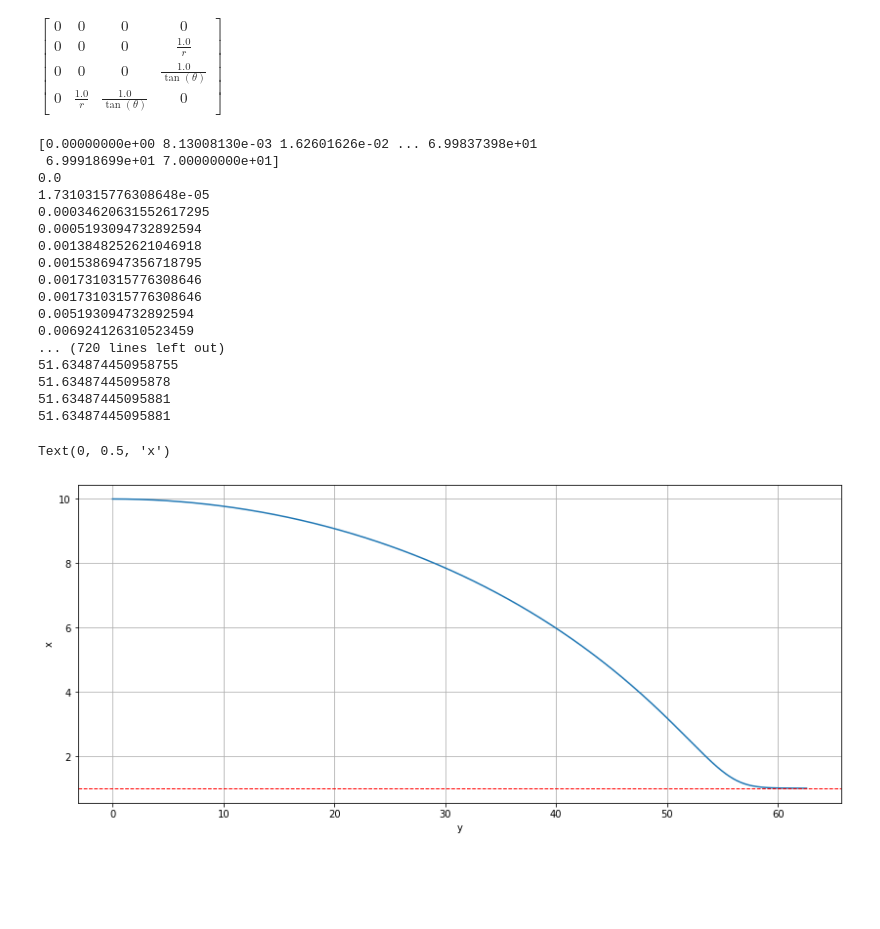
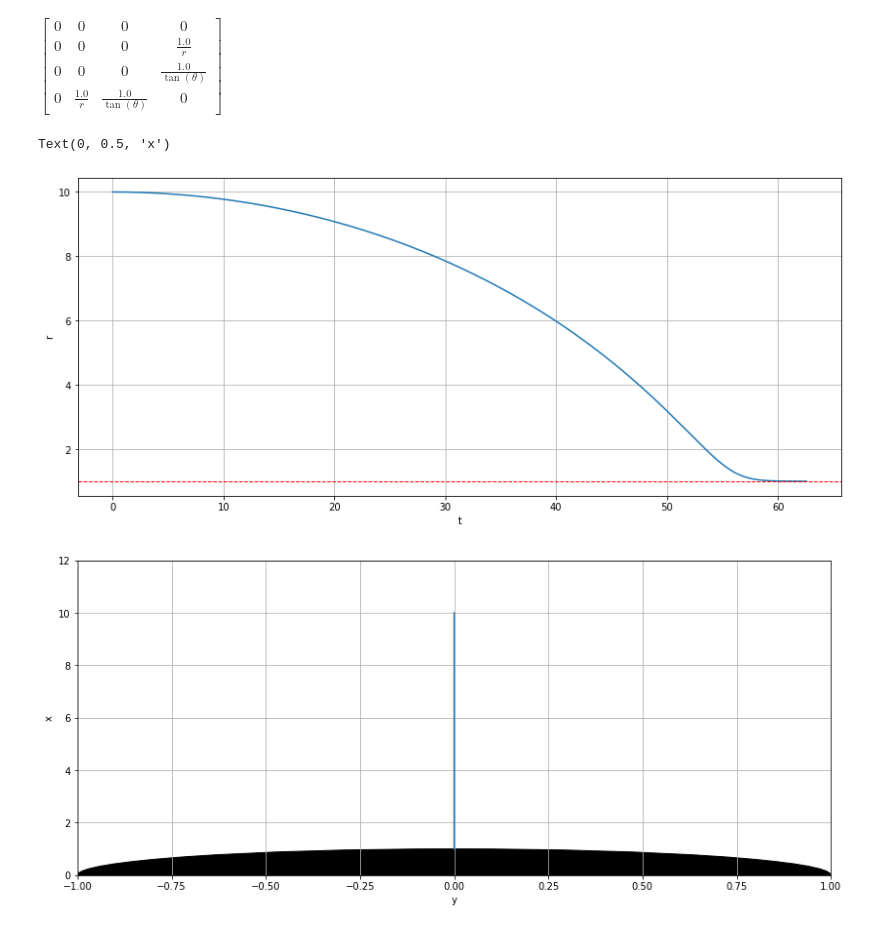
Before and after one commit to adcrry/blackhole-geodesic, a Jupyter notebook: simulation.ipynb, the cells around one changed output. Saved outputs shown, nothing was run; the diff lists cells and outputs as text; code cells hidden in the pictures; blank space fills up the shorter version.

Commit message:
add x, y plot view with black hole's event horizon

```diff
--- a/simulation.ipynb
+++ b/simulation.ipynb
@@ -61,37 +61,31 @@ def F(t, y):
 # %%
 T = 70
 t_eval = np.linspace(0, T, int(T * 123 + 1))
-print(t_eval)
 initial_value = [0, 10, np.pi/2, 0, 1, 0, 0, 0]
 
 # Solve the initial value problem.
 sol = solve_ivp(F, [0, T], initial_value, t_eval=t_eval)
-
-# Plot the solution.
-plt.figure(figsize=(14, 6),)
-plt.plot(sol.y[0], sol.y[1])
-ax = plt.gca()
-ax.axhline(1, color="red", ls='--', lw=1)
-plt.grid()
-plt.xlabel('y')
-plt.ylabel('x')
-# %% [output]
-[0.00000000e+00 8.13008130e-03 1.62601626e-02 ... 6.99837398e+01
- 6.99918699e+01 7.00000000e+01]
-0.0
-1.7310315776308648e-05
-0.00034620631552617295
-0.0005193094732892594
-0.0013848252621046918
-0.0015386947356718795
-0.0017310315776308646
-0.0017310315776308646
-0.005193094732892594
-0.006924126310523459
-... (720 lines left out)
-51.634874450958755
-51.63487445095878
-51.63487445095881
-51.63487445095881
-Text(0, 0.5, 'x')
-[figure, removed]
+# %%
+# Plot the solution.
+plt.figure(figsize=(14, 6),)
+plt.plot(sol.y[0], sol.y[1])
+ax = plt.gca()
+ax.axhline(1, color="red", ls='--', lw=1)
+plt.grid()
+plt.xlabel('t')
+plt.ylabel('r')
+
+plt.figure(figsize=(14, 6),)
+plt.plot(sol.y[1]*np.cos(sol.y[2]), sol.y[1]*np.sin(sol.y[2]))
+plt.grid()
+plt.xlim(-1, 1)
+plt.ylim(-10, 12)
+ax = plt.gca()
+circle1 = patches.Circle((0, 0), radius=1, color='black')
+ax.add_patch(circle1)
+plt.xlabel('y')
+plt.ylabel('x')
+# %% [output]
+Text(0, 0.5, 'x')
+[figure, added]
+[figure, added]
```
Also changed, not shown: parts of 5 cells of this notebook.
